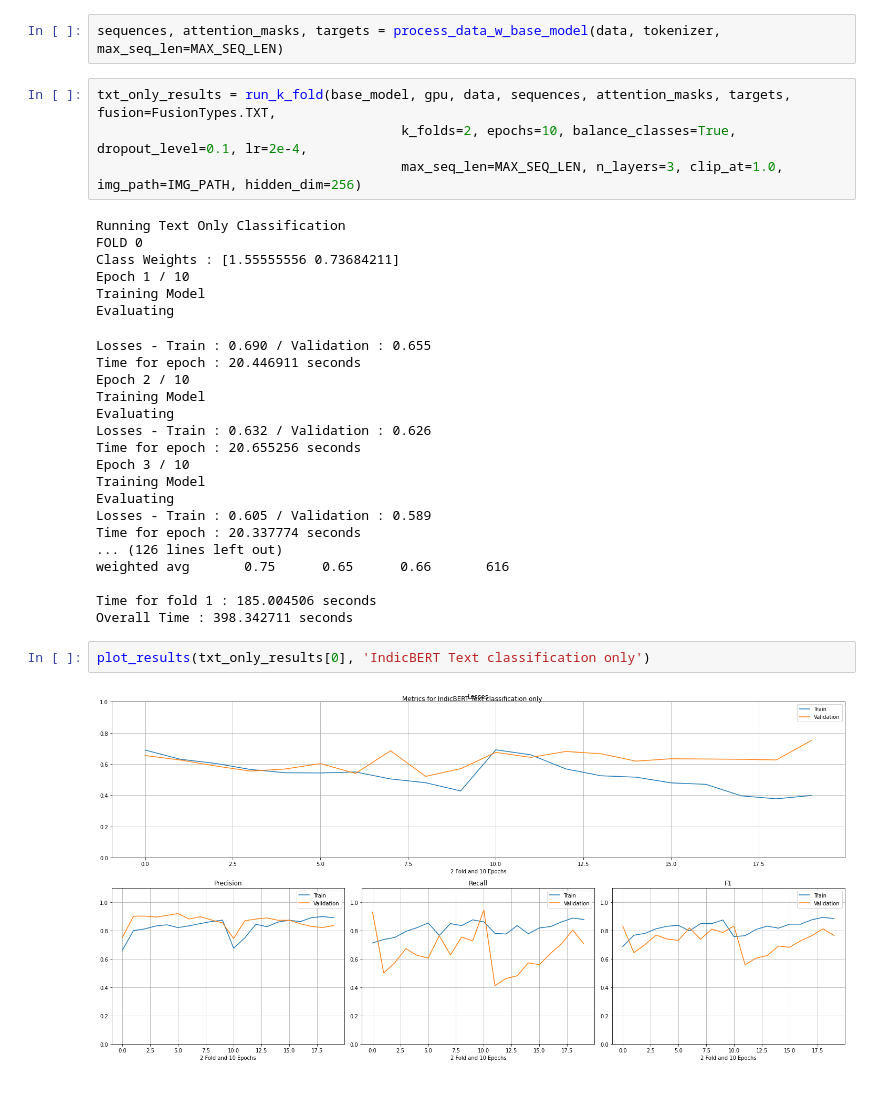
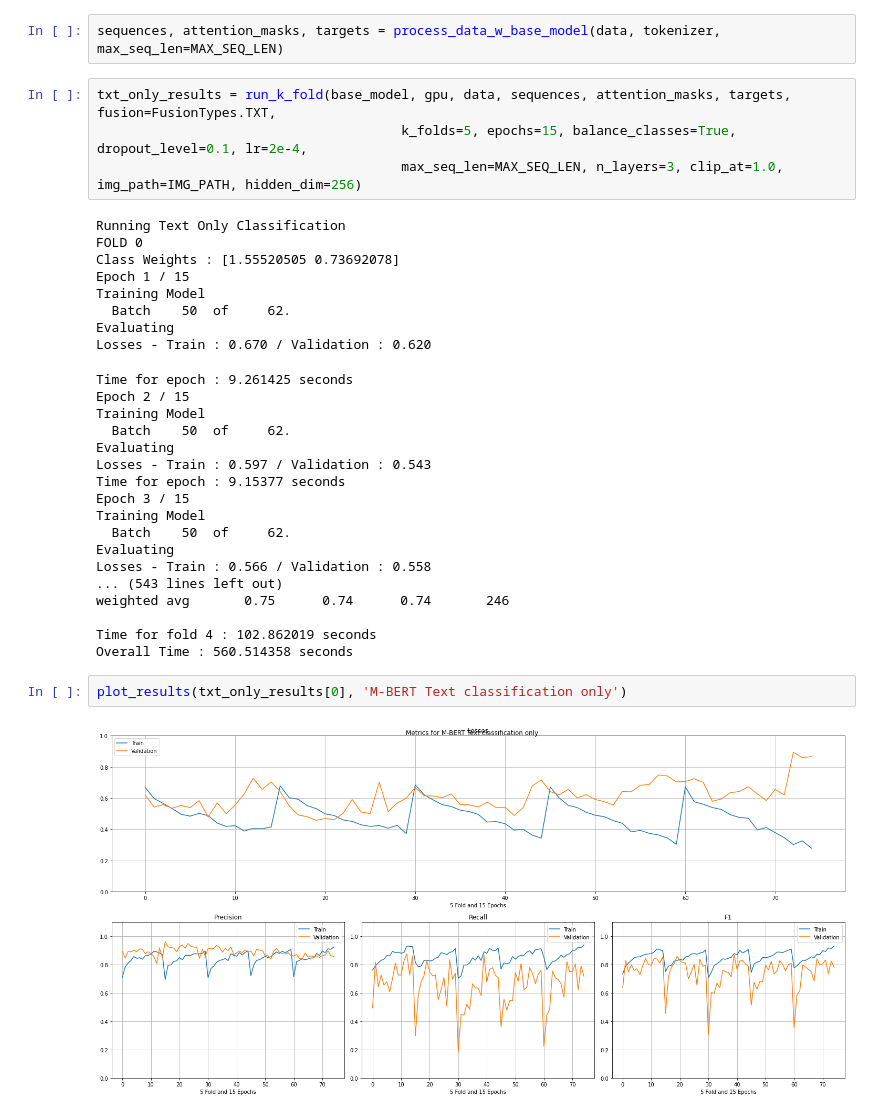
Before and after one commit to pradeep-miriyala/multi-modal-aud-nlp-models, a Jupyter notebook: notebooks/MBERT_Simplified.ipynb, the cells around one changed output. Saved outputs shown, nothing was run; the diff lists cells and outputs as text.

```diff
--- a/notebooks/MBERT_Simplified.ipynb
+++ b/notebooks/MBERT_Simplified.ipynb
@@ -33,36 +33,38 @@ Some weights of the model checkpoint at bert-base-multilingual-cased were not us
 sequences, attention_masks, targets = process_data_w_base_model(data, tokenizer, max_seq_len=MAX_SEQ_LEN)
 # %%
 txt_only_results = run_k_fold(base_model, gpu, data, sequences, attention_masks, targets, fusion=FusionTypes.TXT,
-                                       k_folds=2, epochs=10, balance_classes=True, dropout_level=0.1, lr=2e-4,
+                                       k_folds=5, epochs=15, balance_classes=True, dropout_level=0.1, lr=2e-4,
                                        max_seq_len=MAX_SEQ_LEN, n_layers=3, clip_at=1.0, img_path=IMG_PATH, hidden_dim=256)
 # %% [output]
 Running Text Only Classification
 FOLD 0
-Class Weights : [1.55555556 0.73684211]
-Epoch 1 / 10
+Class Weights : [1.55520505 0.73692078]
+Epoch 1 / 15
 Training Model
+  Batch    50  of     62.
 Evaluating
+Losses - Train : 0.670 / Validation : 0.620
-Losses - Train : 0.690 / Validation : 0.655
-Time for epoch : 20.446911 seconds
-Epoch 2 / 10
+Time for epoch : 9.261425 seconds
+Epoch 2 / 15
 Training Model
+  Batch    50  of     62.
 Evaluating
-Losses - Train : 0.632 / Validation : 0.626
-Time for epoch : 20.655256 seconds
-Epoch 3 / 10
+Losses - Train : 0.597 / Validation : 0.543
+Time for epoch : 9.15377 seconds
+Epoch 3 / 15
 Training Model
+  Batch    50  of     62.
 Evaluating
-Losses - Train : 0.605 / Validation : 0.589
-Time for epoch : 20.337774 seconds
-... (126 lines left out)
-weighted avg       0.75      0.65      0.66       616
+Losses - Train : 0.566 / Validation : 0.558
+... (543 lines left out)
+weighted avg       0.75      0.74      0.74       246
 
-Time for fold 1 : 185.004506 seconds
-Overall Time : 398.342711 seconds
+Time for fold 4 : 102.862019 seconds
+Overall Time : 560.514358 seconds
 # %%
-plot_results(txt_only_results[0], 'IndicBERT Text classification only')
+plot_results(txt_only_results[0], 'M-BERT Text classification only')
 # %% [output]
-[figure, old version]
+[figure, new version]
 # %%
 txt_only_results[1].sort_values(by=['validation_f1', 'train_f1'], ascending=False)
 # %% [output]
```
Also changed, not shown: parts of 8 cells of this notebook, 4 other files.
